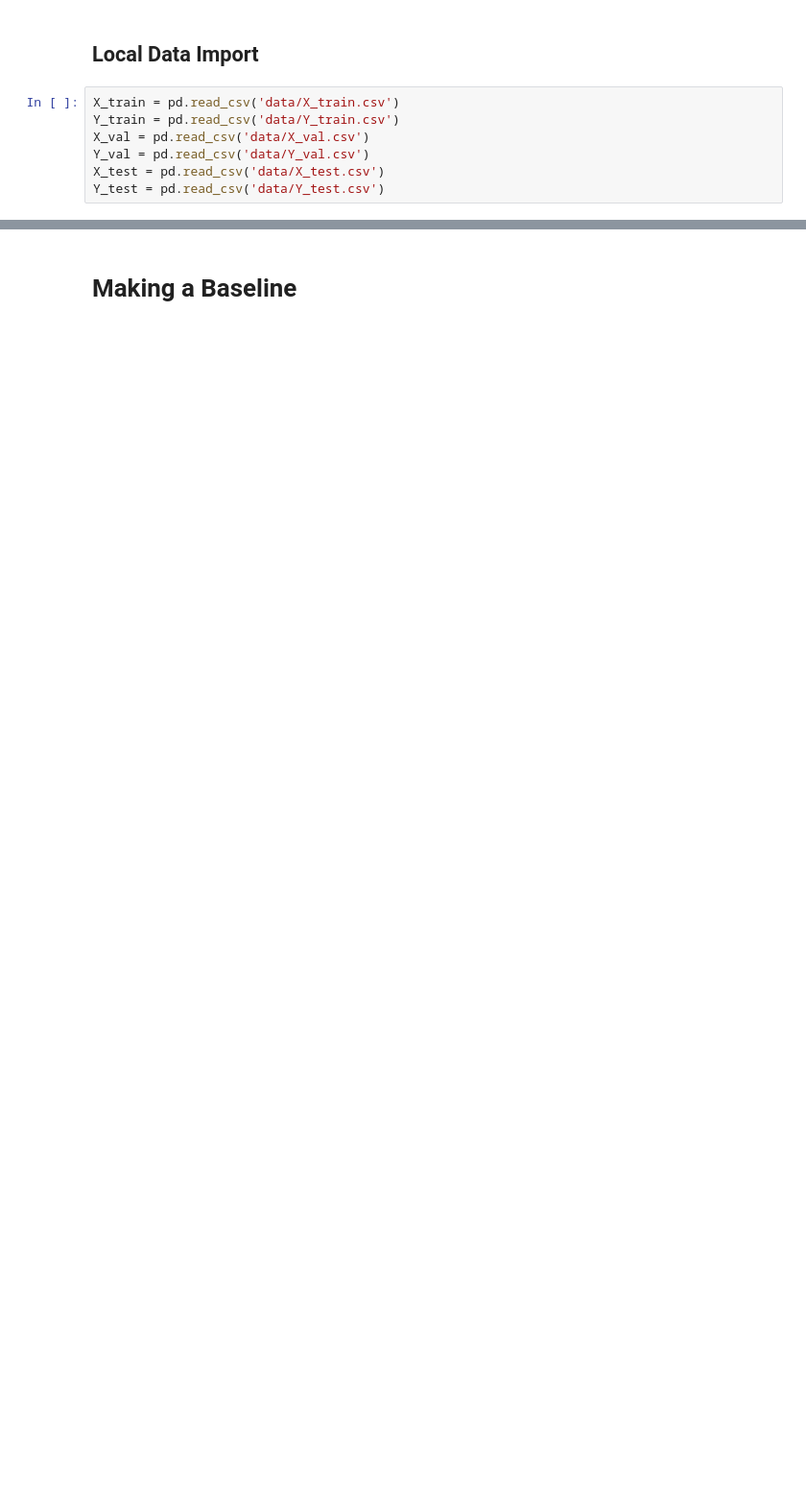
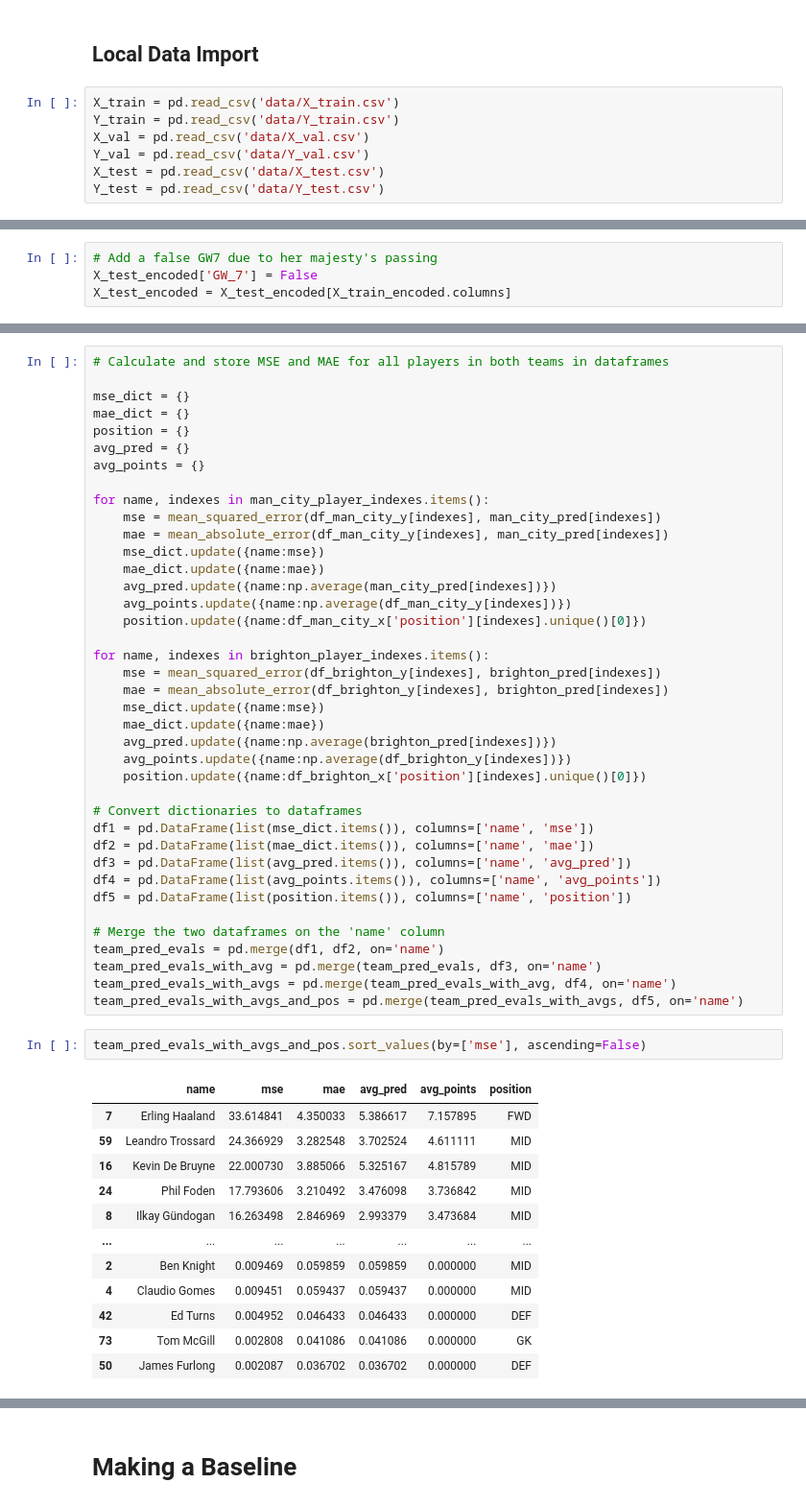
Before and after one commit to annali-2/datasci207_final_AHIK, a Jupyter notebook: IS_Trees.ipynb, the cells around one changed output, grey strips where cells are left out. Shown at 96% size. Saved outputs shown, nothing was run; the diff lists cells and outputs as text; blank space fills up the shorter version.

```diff
--- a/IS_Trees.ipynb
+++ b/IS_Trees.ipynb
@@ -114,0 +141,4 @@ X_test_encoded.drop(columns=dropped_columns, inplace=True)
+# %%
+# Add a false GW7 due to her majesty's passing
+X_test_encoded['GW_7'] = False
+X_test_encoded = X_test_encoded[X_train_encoded.columns]
@@ -180,0 +638,54 @@ Extreme Gradient Boosting Validation MSE: 4.562016953162534
+# %%
+# Calculate and store MSE and MAE for all players in both teams in dataframes
+
+mse_dict = {}
+mae_dict = {}
+position = {}
+avg_pred = {}
+avg_points = {}
+
+for name, indexes in man_city_player_indexes.items():
+    mse = mean_squared_error(df_man_city_y[indexes], man_city_pred[indexes])
+    mae = mean_absolute_error(df_man_city_y[indexes], man_city_pred[indexes])
+    mse_dict.update({name:mse})
+    mae_dict.update({name:mae})
+    avg_pred.update({name:np.average(man_city_pred[indexes])})
+    avg_points.update({name:np.average(df_man_city_y[indexes])})
+    position.update({name:df_man_city_x['position'][indexes].unique()[0]})
+
+for name, indexes in brighton_player_indexes.items():
+    mse = mean_squared_error(df_brighton_y[indexes], brighton_pred[indexes])
+    mae = mean_absolute_error(df_brighton_y[indexes], brighton_pred[indexes])
+    mse_dict.update({name:mse})
+    mae_dict.update({name:mae})
+    avg_pred.update({name:np.average(brighton_pred[indexes])})
+    avg_points.update({name:np.average(df_brighton_y[indexes])})
+    position.update({name:df_brighton_x['position'][indexes].unique()[0]})
+
+# Convert dictionaries to dataframes
+df1 = pd.DataFrame(list(mse_dict.items()), columns=['name', 'mse'])
+df2 = pd.DataFrame(list(mae_dict.items()), columns=['name', 'mae'])
+df3 = pd.DataFrame(list(avg_pred.items()), columns=['name', 'avg_pred'])
+df4 = pd.DataFrame(list(avg_points.items()), columns=['name', 'avg_points'])
+df5 = pd.DataFrame(list(position.items()), columns=['name', 'position'])
+
+# Merge the two dataframes on the 'name' column
+team_pred_evals = pd.merge(df1, df2, on='name')
+team_pred_evals_with_avg = pd.merge(team_pred_evals, df3, on='name')
+team_pred_evals_with_avgs = pd.merge(team_pred_evals_with_avg, df4, on='name')
+team_pred_evals_with_avgs_and_pos = pd.merge(team_pred_evals_with_avgs, df5, on='name')
+# %%
+team_pred_evals_with_avgs_and_pos.sort_values(by=['mse'], ascending=False)
+# %% [output]
+|  | name | mse | mae | avg_pred | avg_points | position |
+| 7 | Erling Haaland | 33.614841 | 4.350033 | 5.386617 | 7.157895 | FWD |
+| 59 | Leandro Trossard | 24.366929 | 3.282548 | 3.702524 | 4.611111 | MID |
+| 16 | Kevin De Bruyne | 22.000730 | 3.885066 | 5.325167 | 4.815789 | MID |
+| 24 | Phil Foden | 17.793606 | 3.210492 | 3.476098 | 3.736842 | MID |
+| 8 | Ilkay Gündogan | 16.263498 | 2.846969 | 2.993379 | 3.473684 | MID |
+| ... | ... | ... | ... | ... | ... | ... |
+| 2 | Ben Knight | 0.009469 | 0.059859 | 0.059859 | 0.000000 | MID |
+| 4 | Claudio Gomes | 0.009451 | 0.059437 | 0.059437 | 0.000000 | MID |
+| 42 | Ed Turns | 0.004952 | 0.046433 | 0.046433 | 0.000000 | DEF |
+| 73 | Tom McGill | 0.002808 | 0.041086 | 0.041086 | 0.000000 | GK |
+| 50 | James Furlong | 0.002087 | 0.036702 | 0.036702 | 0.000000 | DEF |
```
Also changed, not shown: parts of 55 cells of this notebook, 1 other file.
